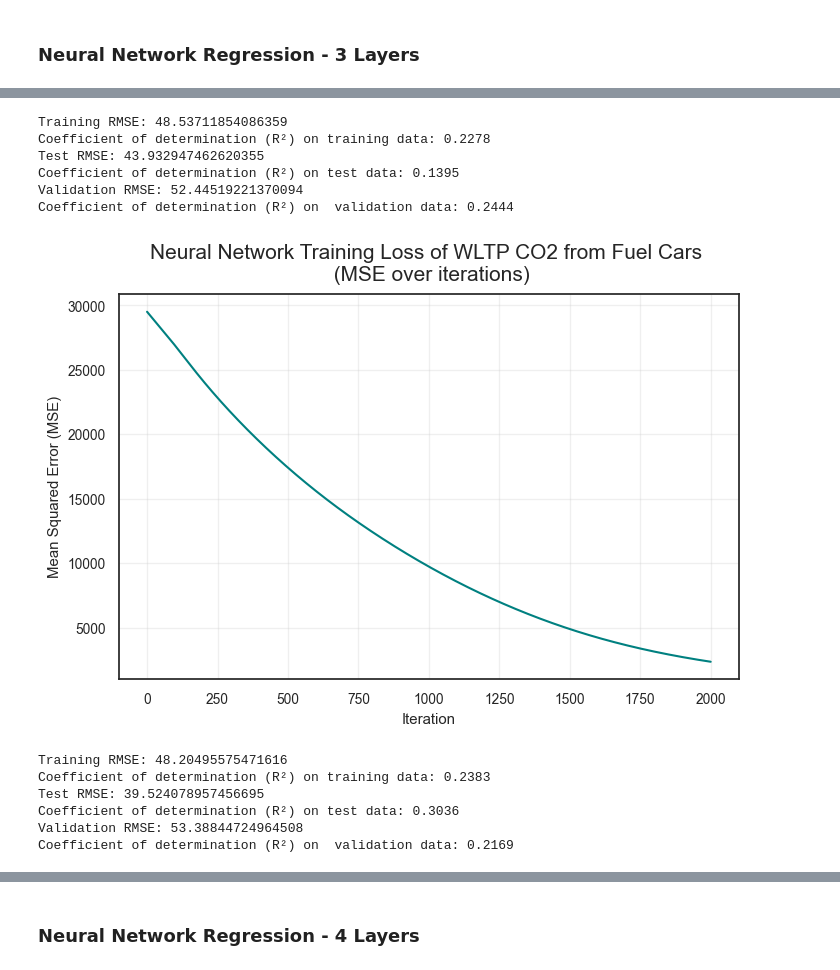
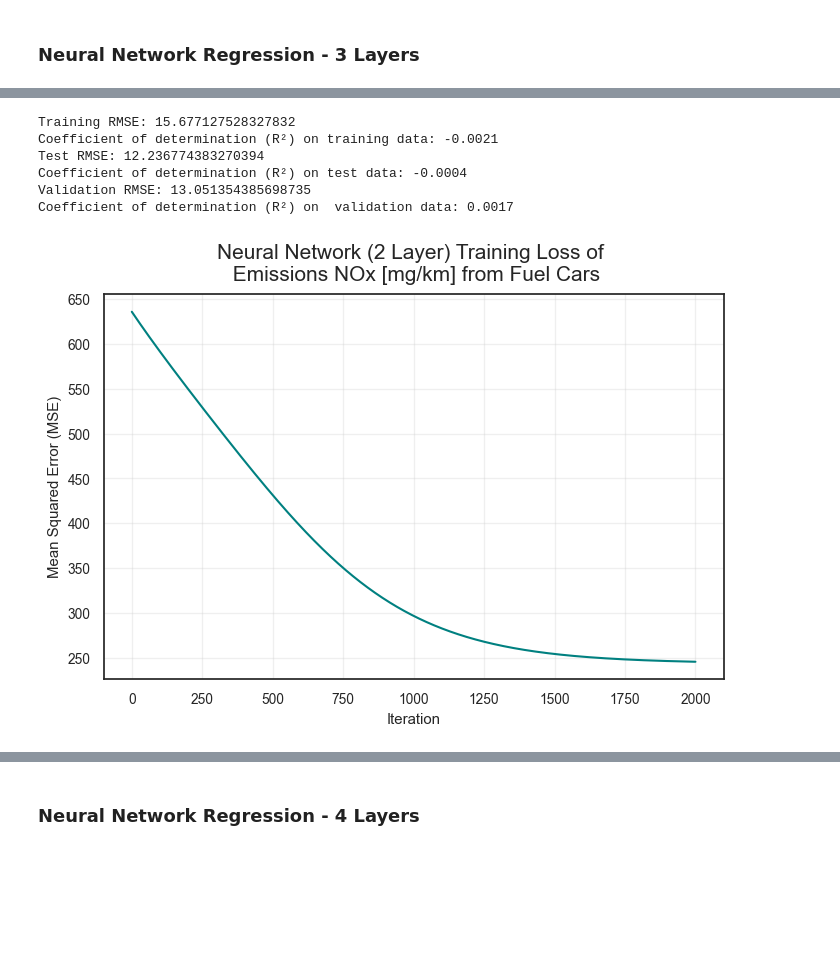
Before and after one commit to damian2551/Predictive-Modelling-of-Gas-Emissions-from-Cars, a Jupyter notebook: Assignment_2.ipynb, the cells around one changed output, grey strips where cells are left out. Drawn from its saved outputs; the diff is of its cells as text; code cells hidden in the pictures; blank space fills up the shorter version.

```diff
--- a/Assignment_2.ipynb
+++ b/Assignment_2.ipynb
@@ -1568,19 +1277,12 @@ Coefficient of determination (R²) on  validation data: 0.2079
 [figure]
 # %%
-# -- Evaluation of neural network model based on numbers of layers --
-neural_network_regression("WLTP CO2", data_fuel)
-neural_network_regression_2hidden("WLTP CO2", data_fuel)
+# --
+neural_network_regression_2hidden("Emissions NOx [mg/km]", data_fuel)
 # %% [output]
-Training RMSE: 48.53711854086359
-Coefficient of determination (R²) on training data: 0.2278
-Test RMSE: 43.932947462620355
-Coefficient of determination (R²) on test data: 0.1395
-Validation RMSE: 52.44519221370094
-Coefficient of determination (R²) on  validation data: 0.2444
+Training RMSE: 15.677127528327832
+Coefficient of determination (R²) on training data: -0.0021
+Test RMSE: 12.236774383270394
+Coefficient of determination (R²) on test data: -0.0004
+Validation RMSE: 13.051354385698735
+Coefficient of determination (R²) on  validation data: 0.0017
-[figure, old version]
+[figure, new version]
-Training RMSE: 48.20495575471616
-Coefficient of determination (R²) on training data: 0.2383
-Test RMSE: 39.524078957456695
-Coefficient of determination (R²) on test data: 0.3036
-Validation RMSE: 53.38844724964508
-Coefficient of determination (R²) on  validation data: 0.2169
```
Also changed, not shown: parts of 39 cells of this notebook.
